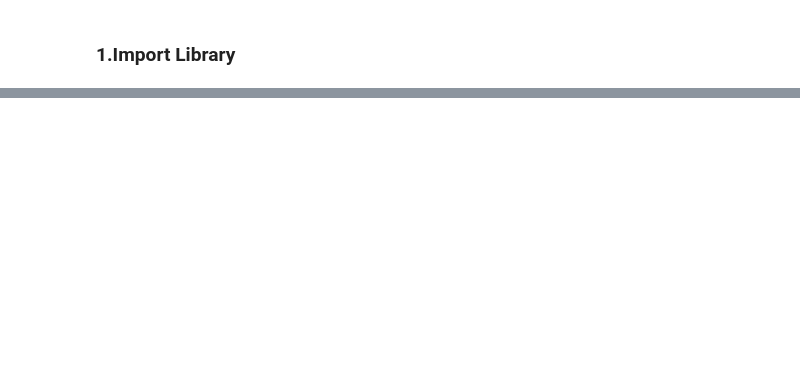
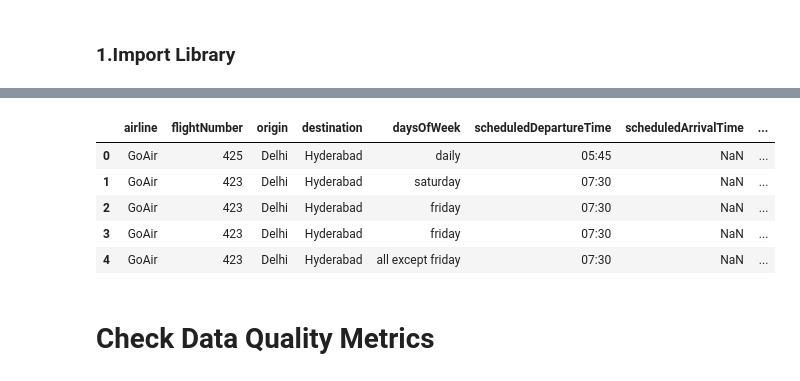
Before and after one commit to Code-forlife/Business-analytics-using-python, a Jupyter notebook: 1)Experiments/5_/EXP5.ipynb, the cells around one changed output, grey strips where cells are left out. Saved outputs shown, nothing was run; the diff lists cells and outputs as text; code cells hidden in the pictures; blank space fills up the shorter version.

```diff
--- a/1)Experiments/5_/EXP5.ipynb
+++ b/1)Experiments/5_/EXP5.ipynb
@@ -171,3 +178,29 @@ df
+# %%
+# drop duplicate rows
+df.drop_duplicates(inplace=True)
+
+# drop rows with more than 2 missing values
+df.dropna(thresh=8, inplace=True)
+
+# reset index
+df.reset_index(drop=True, inplace=True)
+# %%
+# for the daysOfWeek column, if a column has all the days then replace it with 'Daily'
+df['daysOfWeek'] = df['daysOfWeek'].apply(lambda x: x.lower())
+df['daysOfWeek'] = df['daysOfWeek'].apply(lambda x: 'daily' if 'sunday' in x and 'monday' in x and 'tuesday' in x and 'wednesday' in x and 'thursday' in x and 'friday' in x and 'saturday' in x else x)
+
+# for the daysOfWeek column, if a column has 6 days then replace it with "All except {day}" day being the one not in the list
+df['daysOfWeek'] = df['daysOfWeek'].apply(lambda x: "all except " + [i for i in ['sunday', 'monday', 'tuesday', 'wednesday', 'thursday', 'friday', 'saturday'] if i not in x][0] if len(x.split(",")) == 6 else x)
+df.head()
+# %% [output]
+|  | airline | flightNumber | origin | destination | daysOfWeek | scheduledDepartureTime | scheduledArrivalTime | ... |
+| 0 | GoAir | 425 | Delhi | Hyderabad | daily | 05:45 | NaN | ... |
+| 1 | GoAir | 423 | Delhi | Hyderabad | saturday | 07:30 | NaN | ... |
+| 2 | GoAir | 423 | Delhi | Hyderabad | friday | 07:30 | NaN | ... |
+| 3 | GoAir | 423 | Delhi | Hyderabad | friday | 07:30 | NaN | ... |
+| 4 | GoAir | 423 | Delhi | Hyderabad | all except friday | 07:30 | NaN | ... |
+# %% [markdown]
+# Check Data Quality Metrics
 # %%
 df.isnull().sum()
 # %% [output]
```
Also changed, not shown: parts of 27 cells of this notebook.
